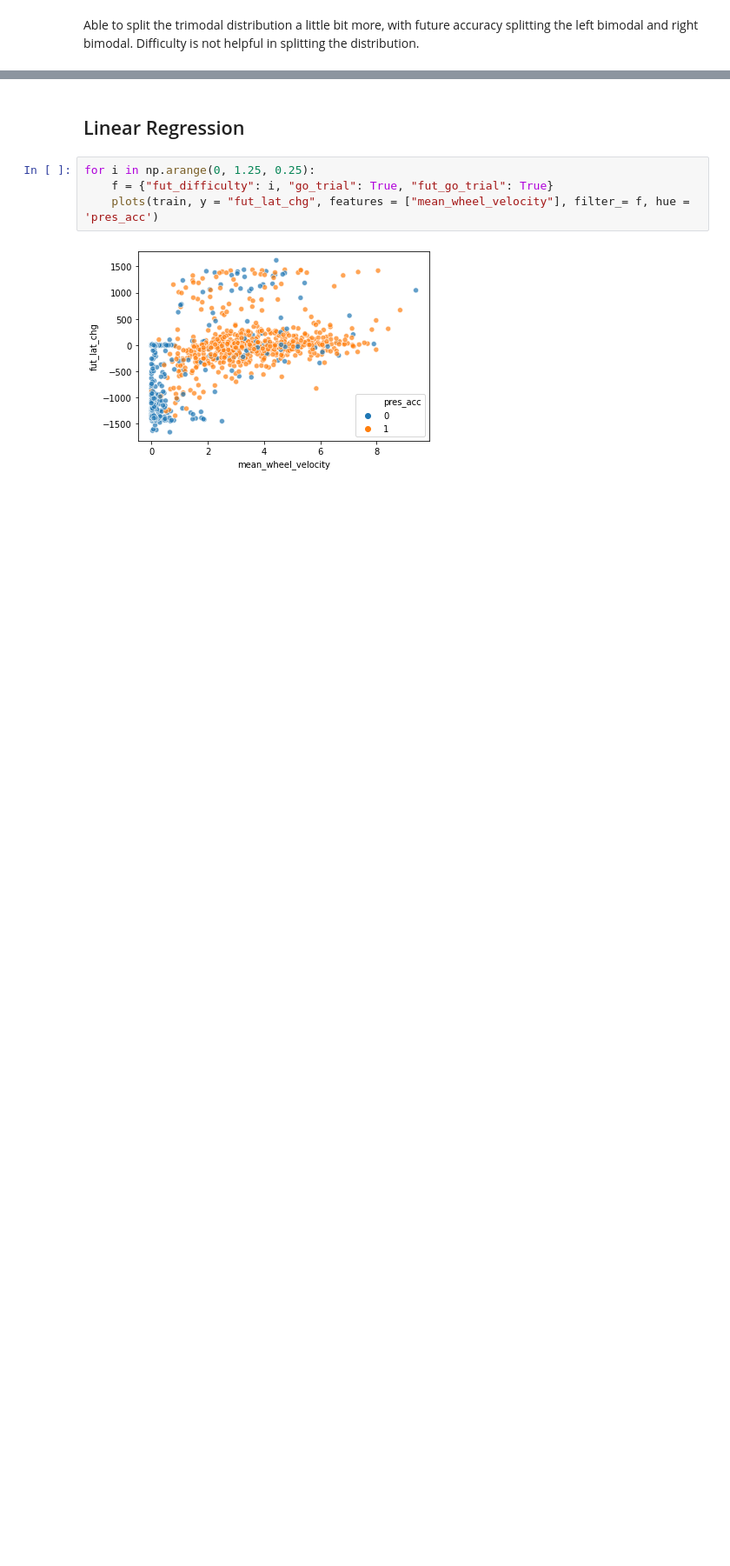
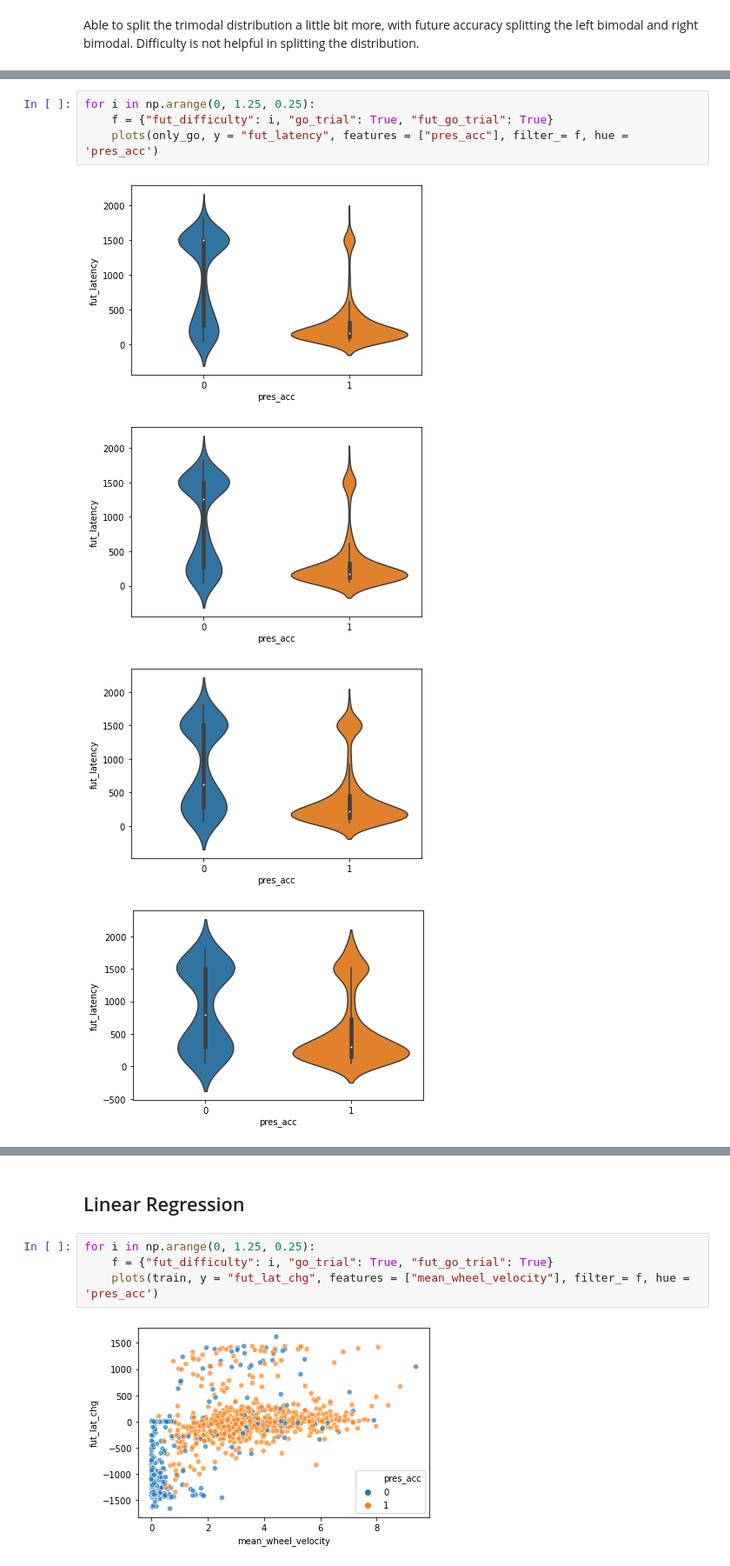
Before and after one commit to jordanlei/neuromatch-project, a Jupyter notebook: allen_main_ntbk.ipynb, the cells around one changed output, grey strips where cells are left out. Shown at 87% size. Drawn from its saved outputs; the diff is of its cells as text; blank space fills up the shorter version.

```diff
--- a/allen_main_ntbk.ipynb
+++ b/allen_main_ntbk.ipynb
@@ -74,0 +75,9 @@ Able to split the trimodal distribution a little bit more, with future accuracy
+# %%
+for i in np.arange(0, 1.25, 0.25):
+    f = {"fut_difficulty": i, "go_trial": True, "fut_go_trial": True}
+    plots(only_go, y = "fut_latency", features = ["pres_acc"], filter_= f, hue = 'pres_acc')
+# %% [output]
+[figure, added]
+[figure, added]
+[figure, added]
+[figure, added]
```
Also changed, not shown: parts of 29 cells of this notebook, 2 other files.
